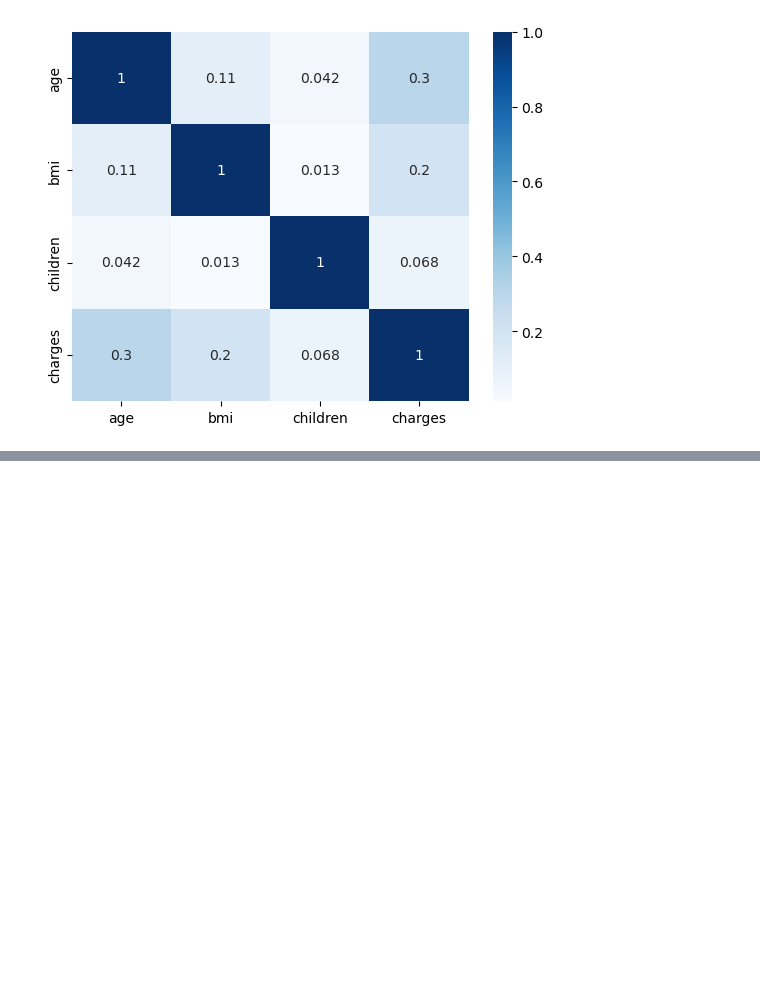
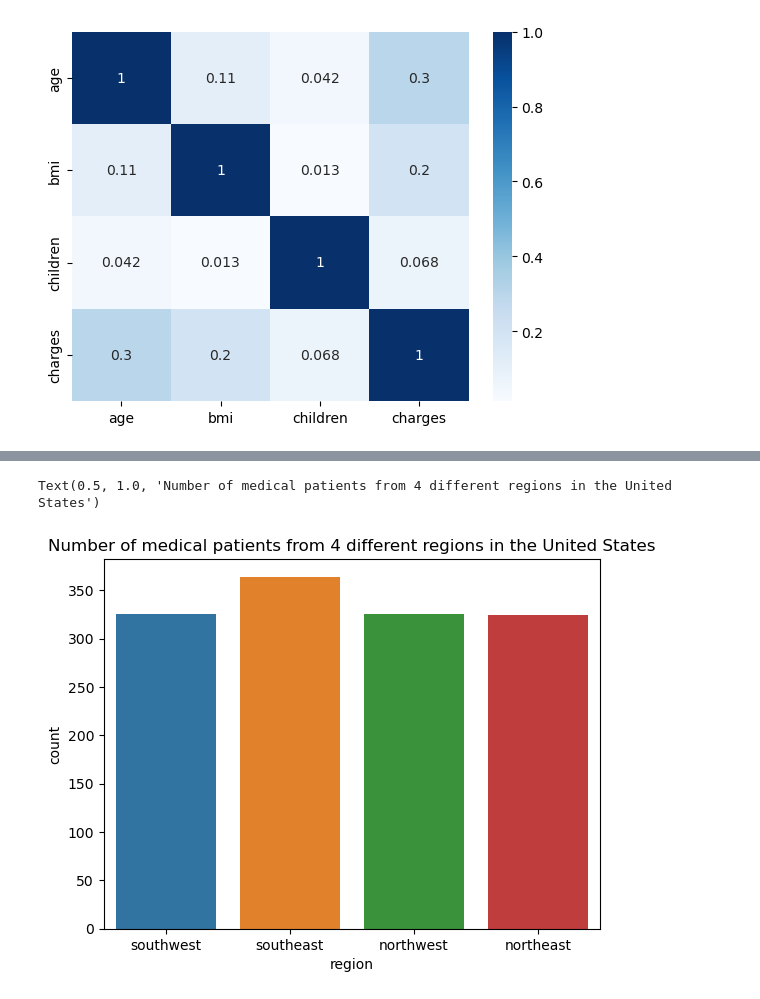
Before and after one commit to ubco-W2022T1-cosc301/project-group44, a Jupyter notebook: notebooks/analysis1.ipynb, the cells around one changed output, grey strips where cells are left out. Drawn from its saved outputs; the diff is of its cells as text; code cells hidden in the pictures; blank space fills up the shorter version.

```diff
--- a/notebooks/analysis1.ipynb
+++ b/notebooks/analysis1.ipynb
@@ -84,0 +84,6 @@ KeyError: "['atmo_opacity', 'wind_speed', 'id', 'terrestrial_date'] not found in
+# %%
+sns.countplot(x='region', data=data_raw)
+plt.title("Number of medical patients from 4 different regions in the United States")
+# %% [output]
+Text(0.5, 1.0, 'Number of medical patients from 4 different regions in the United States')
+[figure, added]
```
Also changed, not shown: parts of 21 cells of this notebook.
